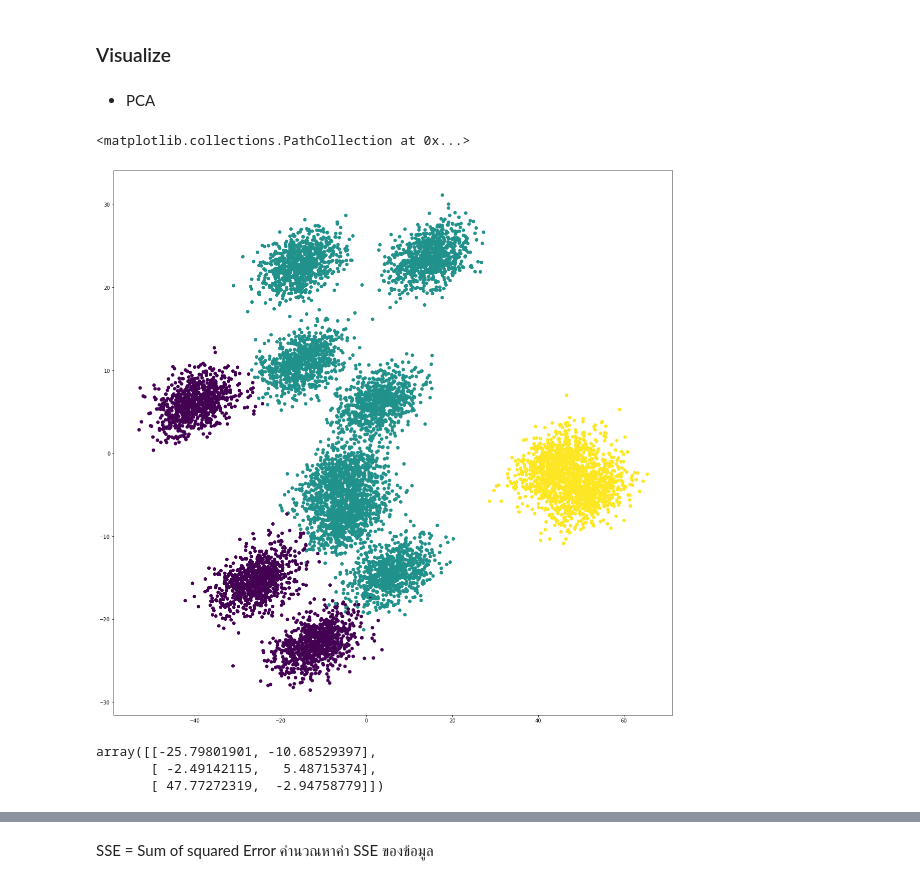
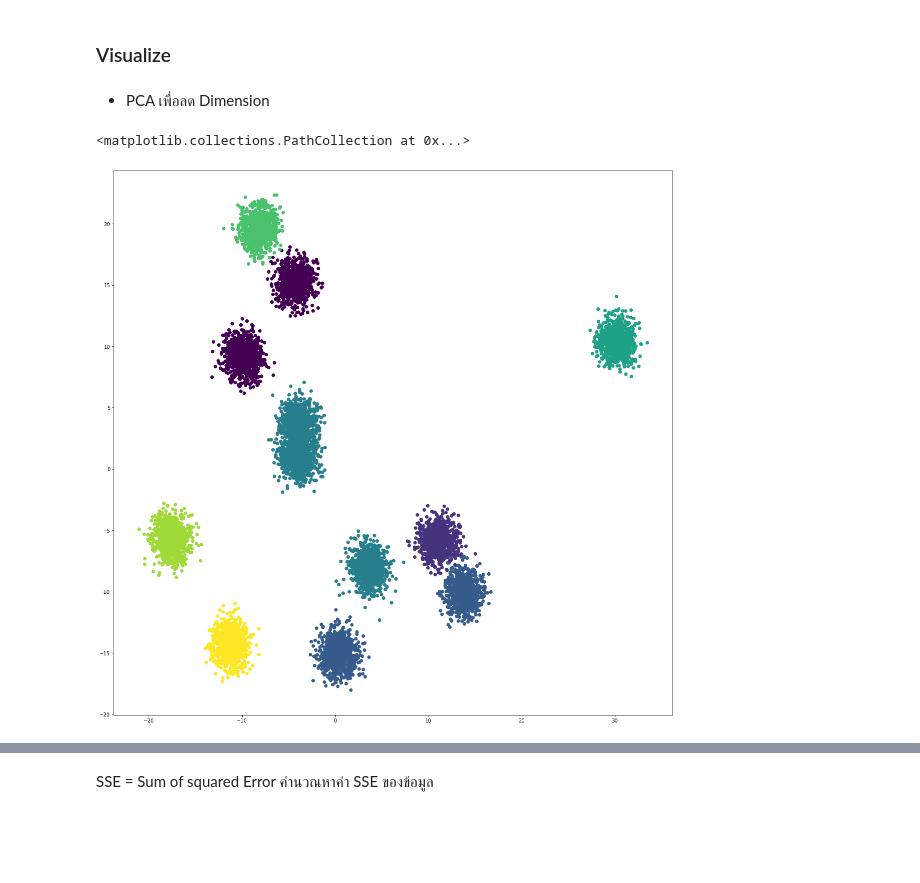
Before and after one commit to PhinyadaPhen/Multivariate, a Jupyter notebook: Multivariate_Exam.ipynb, the cells around one changed output, grey strips where cells are left out. Drawn from its saved outputs; the diff is of its cells as text; code cells hidden in the pictures; blank space fills up the shorter version.

```diff
--- a/Multivariate_Exam.ipynb
+++ b/Multivariate_Exam.ipynb
@@ -64,0 +105,3 @@ Data.shape # ดูขนาดของข้อมูล
+# %%
+DataD = Data.iloc[:,1:21]
+DataD
@@ -89,6 +152,6 @@ Fit-transform
 # %% [markdown]
 * คำนวณหาจุด cluster center ของข้อมูล Data ด้วยวิธี K-Means clustering
 # %%
-kmeans.fit(Data)
+kmeans.fit(DataD)
 # %% [output]
 KMeans(algorithm='auto', copy_x=True, init='k-means++', max_iter=300,
@@ -126,12 +184,12 @@ array([4, 1, 1, ..., 2, 2, 5], dtype=int32)
 # %% [markdown]
 ### Visualize
 # %% [markdown]
-*  PCA
+*  PCA เพื่อลด Dimension
 # %%
-from sklearn.decomposition import PCA
+from sklearn.decomposition import PCA # import function ที่ใช้ในการทำ PCA
 
-pca = PCA(n_components = 2)
+pca = PCA(n_components = 2) # กำหนด Dimension = 2
 
-new_pca = pca.fit_transform(Data)
+new_pca = pca.fit_transform(DataD)
 
-from matplotlib import pyplot as plt
+from matplotlib import pyplot as plt # import เพื่อใช้ในการ plot กราฟ
@@ -140,17 +198,10 @@ import matplotlib
 # %%
 matplotlib.rcParams['figure.figsize']=[20,20] # ขยายตารางให้ดูการกระจายข้อมูลในกราฟได้ชัดขึ้น เนื่องจากมีการกระจายข้อมูลซ้อนทับกันมาก
 # %%
-kmeans = KMeans(n_clusters=3)
-kmeans.fit(Data)
-a = kmeans.predict(Data)
+kmeans = KMeans(random_state=2021) # ไม่ได้กำหนดค่า k
+kmeans.fit(DataD)
+a = kmeans.predict(DataD)
 plt.scatter(new_pca[:,0],new_pca[:,1], c=a)
 # %% [output]
 <matplotlib.collections.PathCollection at 0x...>
-[figure, old version]
+[figure, new version]
-# %%
-new_cluster_center = pca.transform(kmeans.cluster_centers_)
-new_cluster_center
-# %% [output]
-array([[-25.79801901, -10.68529397],
-       [ -2.49142115,   5.48715374],
-       [ 47.77272319,  -2.94758779]])
```
Also changed, not shown: parts of 45 cells of this notebook.
